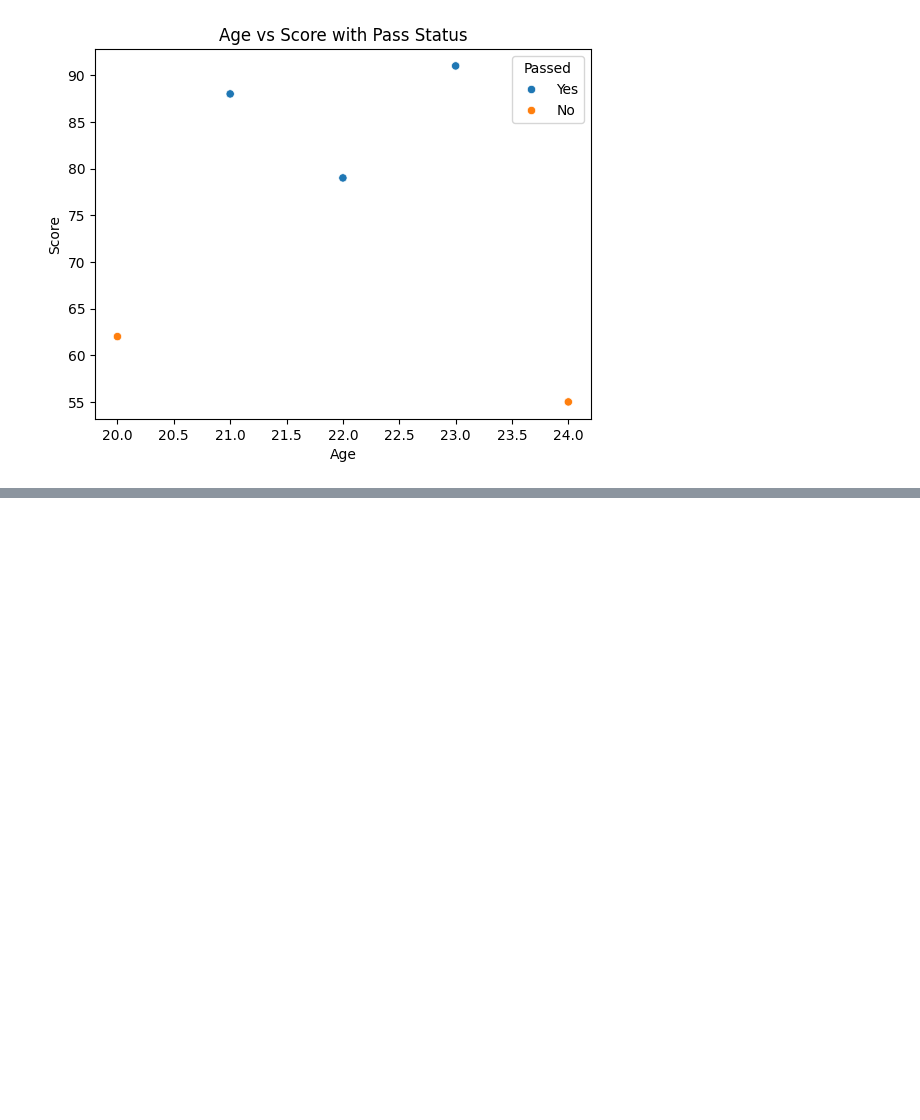
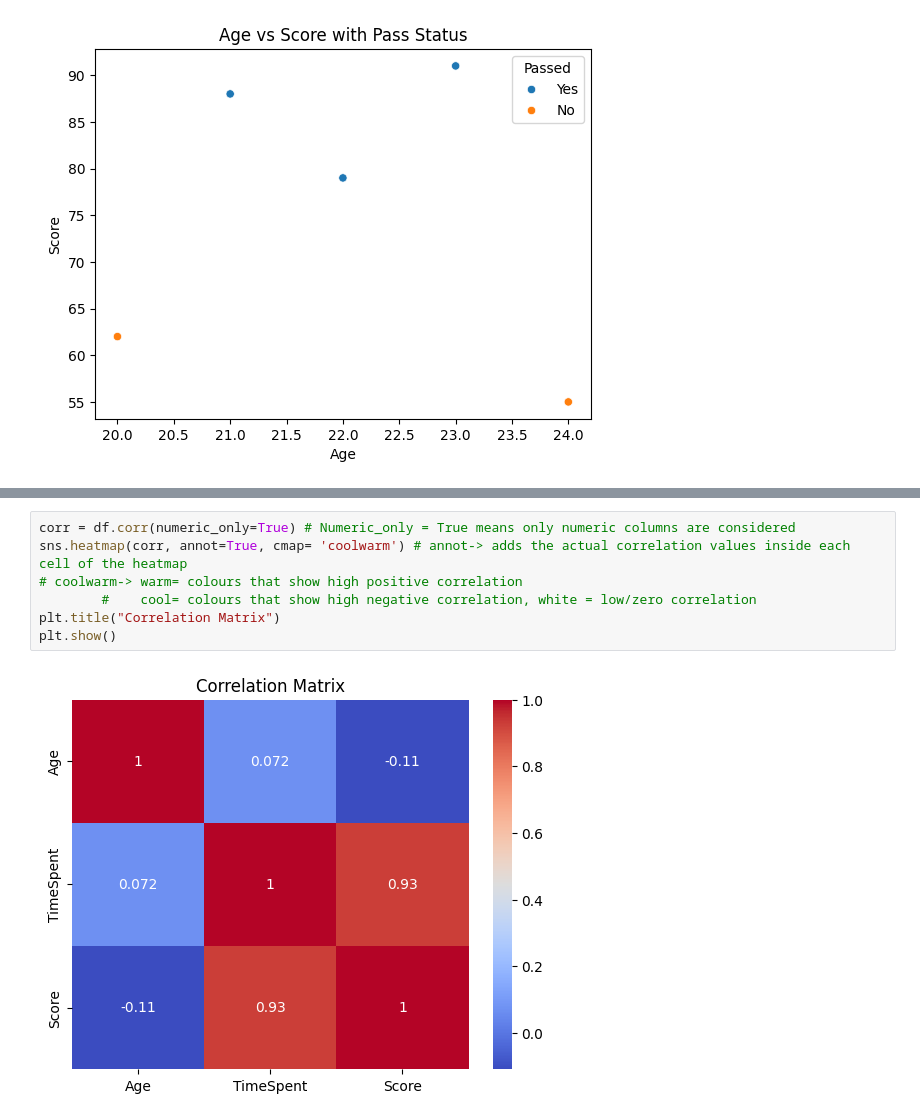
Before and after one commit to vibhorrrrr/Data-Analytics, a Jupyter notebook: visualization.ipynb, the cells around one changed output, grey strips where cells are left out. Saved outputs shown, nothing was run; the diff lists cells and outputs as text; blank space fills up the shorter version.

```diff
--- a/visualization.ipynb
+++ b/visualization.ipynb
@@ -102,0 +127,9 @@ plt.show()
+# %%
+corr = df.corr(numeric_only=True) # Numeric_only = True means only numeric columns are considered
+sns.heatmap(corr, annot=True, cmap= 'coolwarm') # annot-> adds the actual correlation values inside each cell of the heatmap
+# coolwarm-> warm= colours that show high positive correlation
+        #    cool= colours that show high negative correlation, white = low/zero correlation
+plt.title("Correlation Matrix")
+plt.show()
+# %% [output]
+[figure, added]
```
Also changed, not shown: parts of 7 cells of this notebook, 1 other file.
